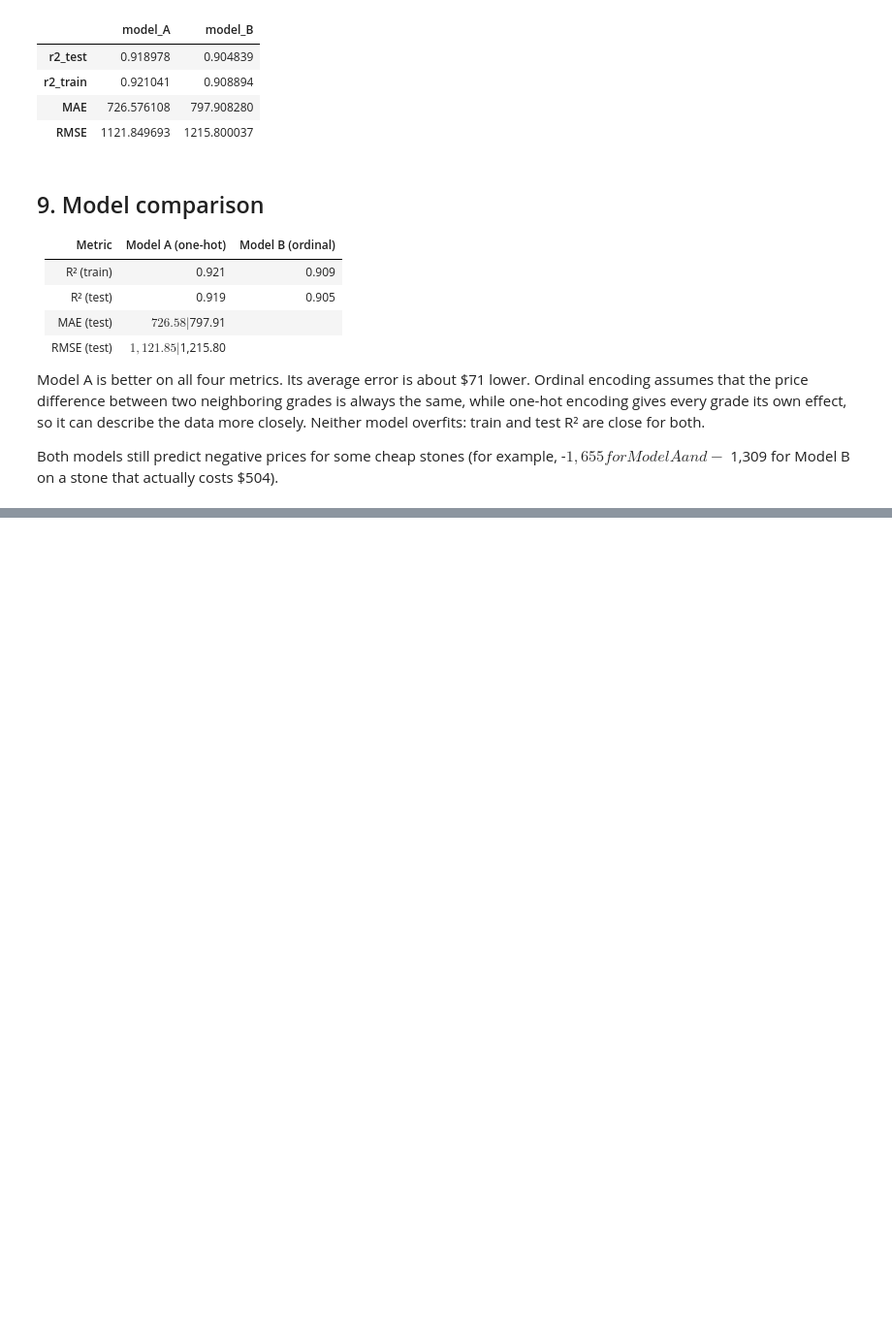
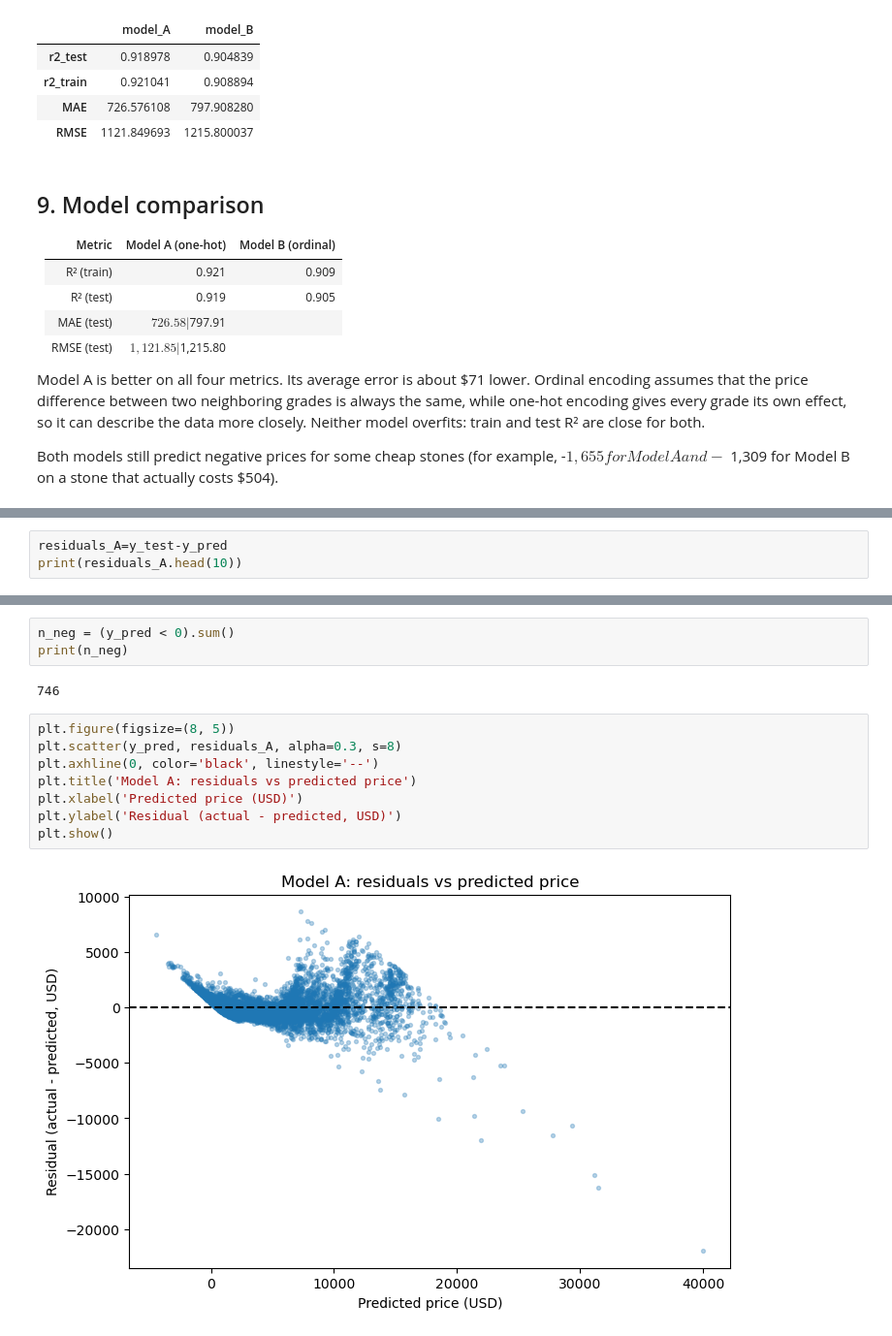
Before and after one commit to AliSadeghian2007/05-diamonds-price-linear-regression-residuals, a Jupyter notebook: notebook.ipynb, the cells around one changed output, grey strips where cells are left out. Shown at 97% size. Cells and saved outputs as stored; diff of their text form; blank space fills up the shorter version.

Commit message:
feat: add residual analysis for the best model

```diff
--- a/notebook.ipynb
+++ b/notebook.ipynb
@@ -407,0 +450,3 @@ Model A and -$1,309 for Model B on a stone that actually costs $504).
+# %%
+residuals_A=y_test-y_pred
+print(residuals_A.head(10))
@@ -407,0 +465,15 @@ Model A and -$1,309 for Model B on a stone that actually costs $504).
+# %%
+n_neg = (y_pred < 0).sum()
+print(n_neg)
+# %% [output]
+746
+# %%
+plt.figure(figsize=(8, 5))
+plt.scatter(y_pred, residuals_A, alpha=0.3, s=8)
+plt.axhline(0, color='black', linestyle='--')
+plt.title('Model A: residuals vs predicted price')
+plt.xlabel('Predicted price (USD)')
+plt.ylabel('Residual (actual - predicted, USD)')
+plt.show()
+# %% [output]
+[figure, added]
```
Also changed, not shown: parts of 3 cells of this notebook.
